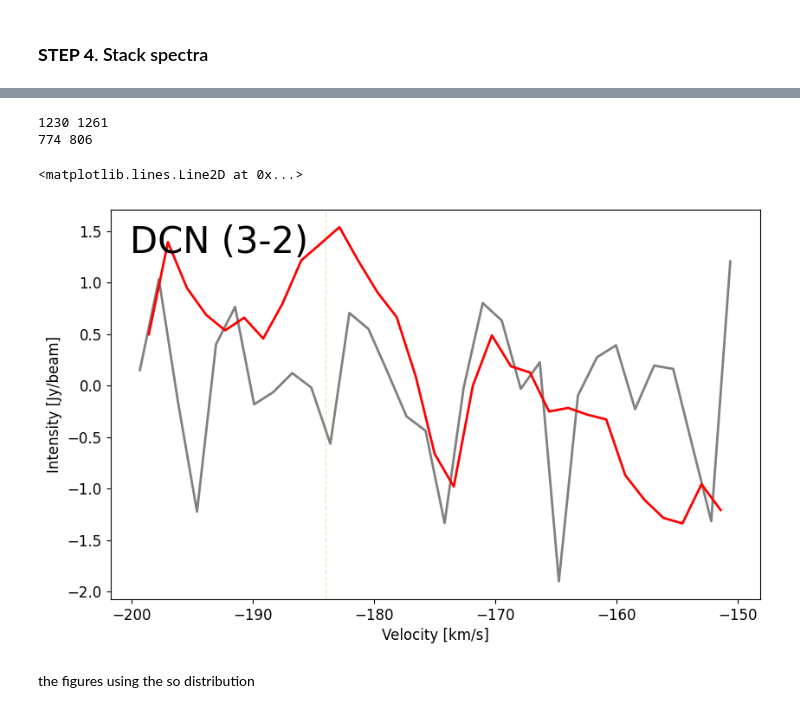
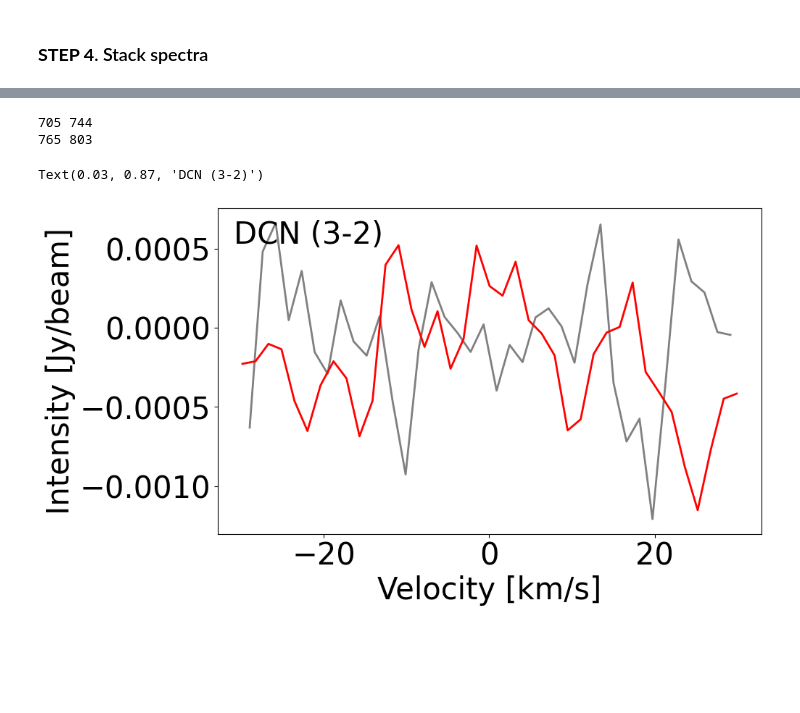
Before and after one commit to tcc2003/astroimagAna, a Jupyter notebook: spectraAna_0.ipynb, the cells around one changed output, grey strips where cells are left out. Saved outputs shown, nothing was run; the diff lists cells and outputs as text; code cells hidden in the pictures; blank space fills up the shorter version.

```diff
--- a/spectraAna_0.ipynb
+++ b/spectraAna_0.ipynb
@@ -256,0 +99,4 @@ for i in range(len(fresult_dic['fitting'])):
+# %%
+pixel = [ (35,66), (37,61), (39,58), (47,47), (50,40),
+          (52,53), (52,89), (56,58), (72,21)
+        ]
@@ -322,2 +229,15 @@ for i in range(len(change_1)):
+# %%
+intensity_list = []
+shifted_x_list = []
+
+xvalue_array = velo_array
+shift_info_so = pickle.load(open('shift_info_so.pickle', 'rb'))
+
+if len(data['data_list']) != len(shift_info_so['delta_value']):
+    raise ValueError("Mismatch in length between data and shift_info dictionaries.")
+
+else:
+    shifted_x_list = [velo_array - dv for dv in shift_info_so['delta_value'] if len(dv) != 0]
+    intensity_list = [data['data_list'][i] for i, dv in enumerate(shift_info_so['delta_value']) if len(dv) != 0]
 # %% [markdown]
 ### **STEP 4**. Stack spectra
@@ -380,57 +305,47 @@ print(dcn_v/1e3)
 # %%
-## View all spectra
-#func.plot_spectra(newf_array/1e9, summed_intensity, figsize=(8,6), color='black')
-#func.plot_spectra(freq_array/1e9, sum_inten_noshift, figsize=(8,6), color='black')
+## View specific range (velocity in km/s, frequency in GHz)
+x_start = -30
+x_end   =  30
 
-## View specific range
-freqGHz_start = -200
-freqGHz_end   = -150
+x_startpix = np.searchsorted(newx_array, x_start*1e3)
+x_endpix   = np.searchsorted(newx_array, x_end*1e3)
 
-freq_startpix = np.searchsorted(newf_array, freqGHz_start*1e3)
-freq_endpix   = np.searchsorted(newf_array, freqGHz_end*1e3)
+x_start_no = np.searchsorted(velo_array, x_start*1e3)
+x_end_no   = np.searchsorted(velo_array, x_end*1e3)
 
-freq_start_no = np.searchsorted(velocity_array, freqGHz_start*1e3) #due to the descending array
-freq_end_no   = np.searchsorted(velocity_array, freqGHz_end*1e3)
+print(x_startpix, x_endpix)
+print(x_start_no, x_end_no)
 
-print(freq_startpix, freq_endpix)
-print(freq_start_no, freq_end_no)
-
-# Plot
-sliced_f    = newf_array[freq_startpix:freq_endpix]
-sliced_f_no = velocity_array[freq_start_no:freq_end_no]
-sliced_inten = summed_intensity[freq_startpix:freq_endpix]
-sliced_inten_noshift = sum_inten_noshift[freq_start_no:freq_end_no]
+sliced_x    = newx_array[x_startpix:x_endpix]
+sliced_x_no = velo_array[x_start_no:x_end_no]
+sliced_inten = average_inten_shift[x_startpix:x_endpix]
+sliced_inten_noshift = average_inten_noshift[x_start_no:x_end_no]
 
 fig = plt.figure(figsize = (10,6))
 ax = fig.add_axes([0.12, 0.1, 0.75, 0.75])
 ax.xaxis.set_major_formatter(ScalarFormatter(useOffset=False))
 
-plt.xlabel('Velocity [km/s]', size = 12)
-plt.ylabel('Intensity [Jy/beam]', size = 12)
+ax.tick_params(axis='x', labelsize=30)
+ax.tick_params(axis='y', labelsize=30)
+
+plt.xlabel('Velocity [km/s]', size = 30)
+plt.ylabel('Intensity [Jy/beam]', size = 30)
 #plt.xlim(-200, -150)
 
-#sliced_v = c * (1 - (sliced_f / restfreq) )
-#sliced_v_no = c * (1 - (sliced_f_no / restfreq) )
-
-plt.plot(sliced_f_no/1e3, sliced_inten_noshift, '-', color='grey', linewidth = 2.0)
-plt.plot(sliced_f/1e3, sliced_inten,'-', color='red', linewidth = 2.0)
+plt.plot(sliced_x_no/1e3, sliced_inten_noshift, '-', color='grey', linewidth = 2.0)
+plt.plot(sliced_x/1e3, sliced_inten,'-', color='red', linewidth = 2.0)
 
 plt.text(0.03, 0.87, 'DCN (3-2)',
          verticalalignment = 'bottom', horizontalalignment = 'left',
          color='black', transform = ax.transAxes, fontsize=30)
 
+
+
 #plt.legend(loc=1, fontsize = 10)
 
-#sig = 3 * 0.0018148618
-#plt.axhline(y=sig, color=(0.7,0.7,0.2, 0.3), linestyle='--',linewidth=1)
-plt.axvline(x=-184, color=(0.7,0.7,0.2, 0.3), linestyle='--',linewidth=1)
-#plt.axvline(x=217.10498, color=(0.7,0.7,0.2, 0.3), linestyle='--',linewidth=1)
-
 #plt.savefig('Stack36_0_wsio.png', bbox_inches='tight')
 # %% [output]
-1230 1261
-774 806
+705 744
+765 803
-<matplotlib.lines.Line2D at 0x...>
+Text(0.03, 0.87, 'DCN (3-2)')
-[figure, old version]
+[figure, new version]
-# %% [markdown]
-the figures using the so distribution
```
Also changed, not shown: parts of 42 cells of this notebook.
